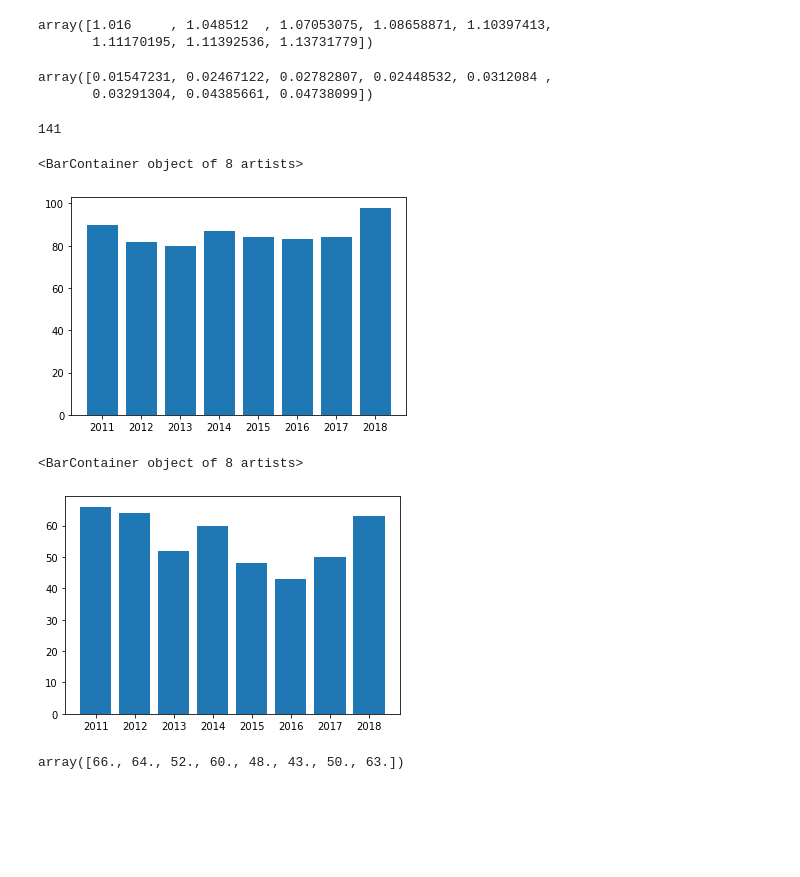
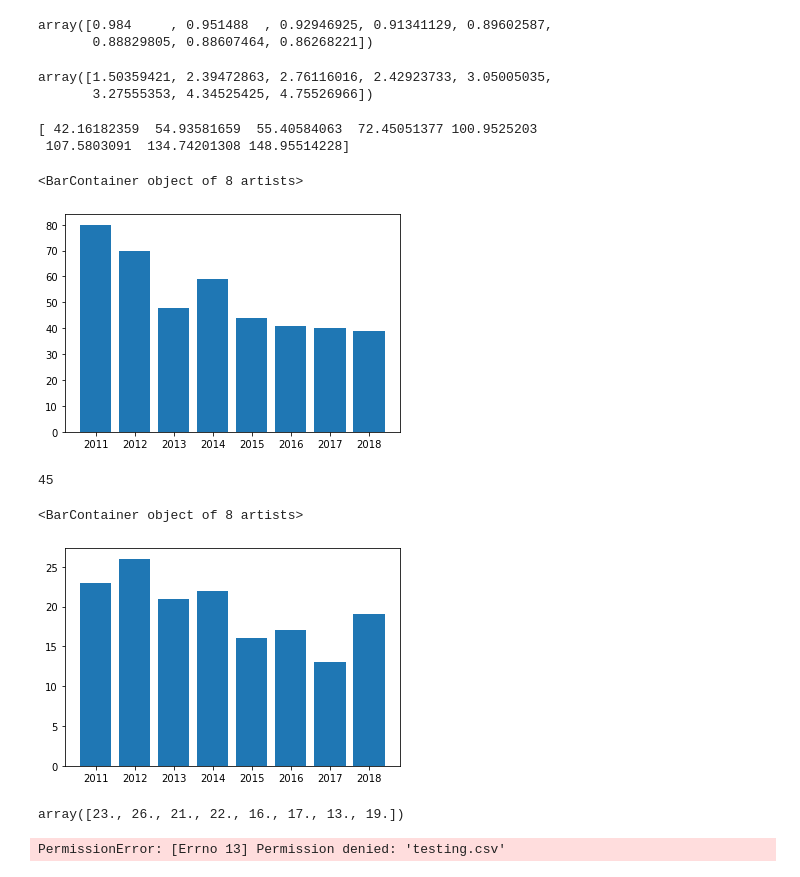
Before and after one commit to JeevanBhoot/citadel-dataopen, a Jupyter notebook: whether_gen.ipynb, the cells around one changed output. Drawn from its saved outputs; the diff is of its cells as text; code cells hidden in the pictures; blank space fills up the shorter version.

Commit message:
changed percentile

```diff
--- a/whether_gen.ipynb
+++ b/whether_gen.ipynb
@@ -32,10 +32,14 @@ RPI[5] = RPI[4] * RPI[5]
 RPI[6] = RPI[5] * RPI[6]
 RPI[7] = RPI[6] * RPI[7]
 
+
+
+# RPI = 1 - RPI
+RPI = 1- (RPI-1)
 RPI
 # %% [output]
-array([1.016     , 1.048512  , 1.07053075, 1.08658871, 1.10397413,
-       1.11170195, 1.11392536, 1.13731779])
+array([0.984     , 0.951488  , 0.92946925, 0.91341129, 0.89602587,
+       0.88829805, 0.88607464, 0.86268221])
 # %%
 # Find the number of people with bachelors over 25
 # Also remove entries where this number is negative
@@ -134,8 +134,8 @@ for j in range(0,len(RPI)):
 # %%
 percentile_inc_bachelor_over_25
 # %% [output]
-array([0.01547231, 0.02467122, 0.02782807, 0.02448532, 0.0312084 ,
-       0.03291304, 0.04385661, 0.04738099])
+array([1.50359421, 2.39472863, 2.76116016, 2.42923733, 3.05005035,
+       3.27555353, 4.34525425, 4.75526966])
 # %%
 ### A tract’s median home value increased when adjusted for inflation.
 
@@ -149,38 +149,40 @@ for j in range(0,len(RPI)):
 # %%
 ### The percentage increase in a tract’s inflation-adjusted median home value was in the top third percentile of all tracts within a metro area.
 
-# Adjust for inflation
-for j in range(0,len(RPI)):
-    census_data["{Year}percent_inc_house_value".format(Year = Years[j+1])] = ((census_data["{Year}adjusted_house_value".format(Year = Years[j+1])] - census_data['2010home_value']) / census_data['2010home_value']) * 100
-
-# Find percentile
+# Initialise percentile array for each year
 percentile_increase_house_value = np.zeros(8)
 
 for j in range(0,len(RPI)):
-    percentile_increase_house_value[j] = census_data['{Year}percent_inc_house_value'.format(Year = Years[j+1])].quantile(0.97)
+    # Find increase
+    census_data["{Year}percent_inc_house_value".format(Year = Years[j+1])] = ((census_data["{Year}adjusted_house_value".format(Year = Years[j+1])] - census_data      ['2010home_value']) / census_data['2010home_value']) * 100
 
-# See whether there has been the % increase required
-for j in range(0,len(RPI)):
-    census_data["{Year}inc_house_value_in_3_percentile".format(Year = Years[j+1])] = np.where((census_data["{Year}percent_inc_house_value".format(Year = Years[j+1])] >= percentile_increase_house_value[j]), 1, 0)
+    census_data.drop(census_data[census_data["{Year}percent_inc_house_value".format(Year = Years[j+1])] < 0].index, inplace=True)
+
+
+    # Find percentile
+    percentile_increase_house_value[j] = census_data['{Year}percent_inc_house_value'.format(Year = Years[j+1])].quantile(0.666666666666)
+
+    # See whether there has been the % increase required
+    census_data["{Year}inc_house_value_in_3_percentile".format(Year = Years[j+1])] = np.where((census_data["{Year}percent_inc_house_value".format(Year = Years[j+1])] >= percentile_increase_house_value[j]) , 1, 0)
 # %%
 np.count_nonzero(census_data['2011inc_house_value_in_3_percentile'])
+print(percentile_increase_house_value)
 # %% [output]
-141
+[ 42.16182359  54.93581659  55.40584063  72.45051377 100.9525203
+ 107.5803091  134.74201308 148.95514228]
 # %%
 # See whether gentrified
 for j in range(0,len(RPI)):
     census_data["{Year}gentrified".format(Year = Years[j+1])] = np.where((census_data["{Year}inc_house_value_in_3_percentile".format(Year = Years[j+1])] == 1) & (census_data["{Year}increase_in_home_value".format(Year = Years[j+1])] == 1) & (census_data["{Year}inc_bachelors_in_3_percentile".format(Year = Years[j+1])] == 1), 1, 0)
 # %%
-np.count_nonzero(census_data['2018gentrified'])
-
 gentrified_number = np.zeros(8)
 for j in range(0,len(RPI)):
     gentrified_number[j] = np.count_nonzero(census_data['{Year}gentrified'.format(Year = Years[j+1])])
 
 plt.bar(Years[1:],gentrified_number)
 # %% [output]
 <BarContainer object of 8 artists>
-[figure, old version]
+[figure, new version]
 # %%
 # Whether eligable
 
@@ -194,12 +198,15 @@ value_40_percentile
 census_data.loc[(census_data['2010household_income'] <= income_40_percentile) &
                (census_data['2010home_value'] <= value_40_percentile) &
                (census_data['2010population'] >= 500), 'gentrify_elig'] = 1
+# %%
+np.count_nonzero(census_data['gentrify_elig'])
+# %% [output]
+45
 # %%
 for j in range(0,len(RPI)):
     census_data["{Year}gentrified_and_eligable".format(Year = Years[j+1])] = np.where((census_data["gentrify_elig"] ==1) & (census_data['{Year}gentrified'.format(Year = Years[j+1])] == 1) , 1, 0)
 # %%
-np.count_nonzero(census_data['2018gentrified_and_eligable'])
-
+# Create bar chart showing how many have gentrified over time
 
 gentrified_number_and_eligable = np.zeros(8)
 for j in range(0,len(RPI)):
@@ -208,8 +215,13 @@ for j in range(0,len(RPI)):
 plt.bar(Years[1:],gentrified_number_and_eligable)
 # %% [output]
 <BarContainer object of 8 artists>
-[figure, old version]
+[figure, new version]
 # %%
 gentrified_number_and_eligable
 # %% [output]
-array([66., 64., 52., 60., 48., 43., 50., 63.])
+array([23., 26., 21., 22., 16., 17., 13., 19.])
+# %%
+
+census_data.to_csv('testing.csv', index = False)
+# %% [output]
+PermissionError: [Errno 13] Permission denied: 'testing.csv'
```
Also changed, not shown: parts of 4 cells of this notebook.
